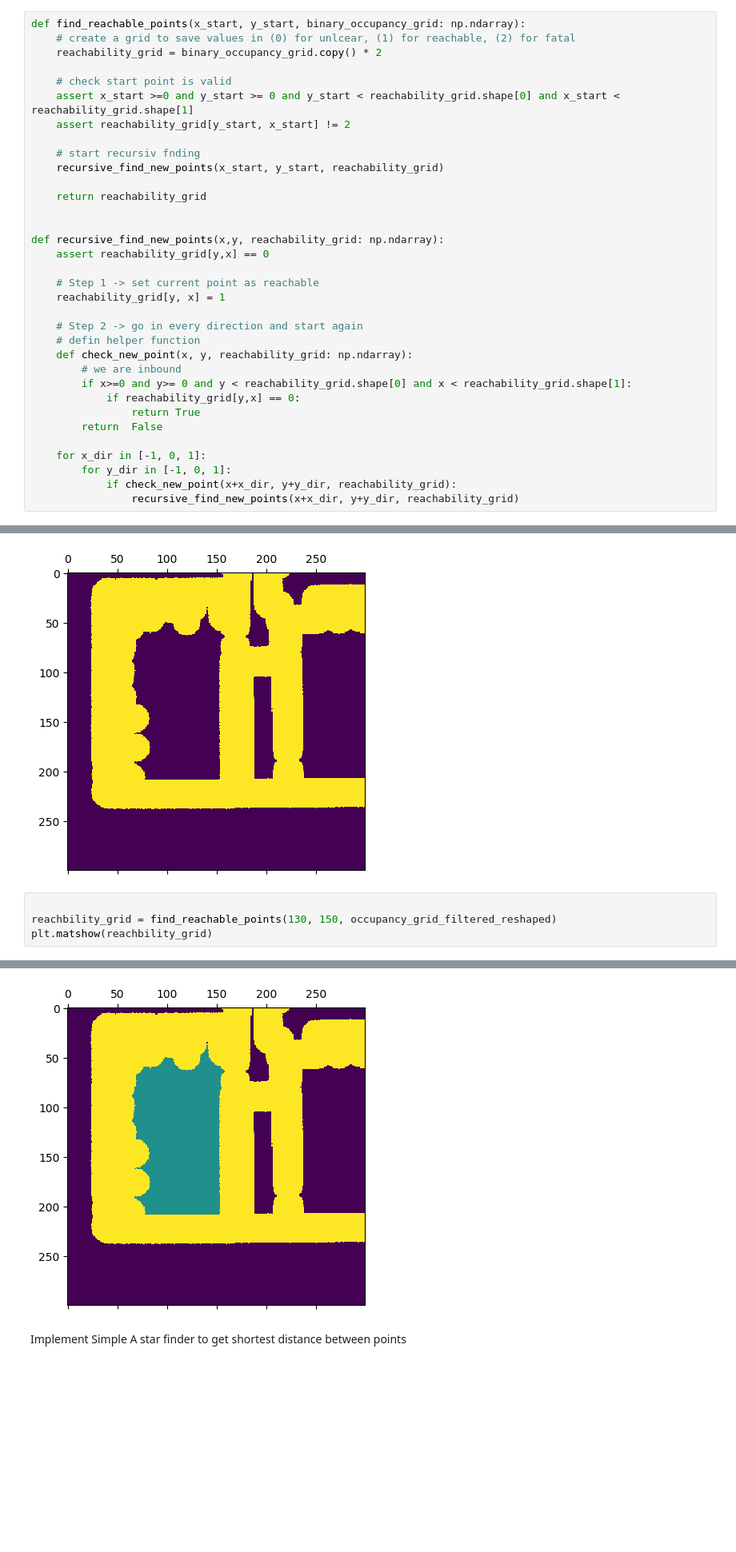
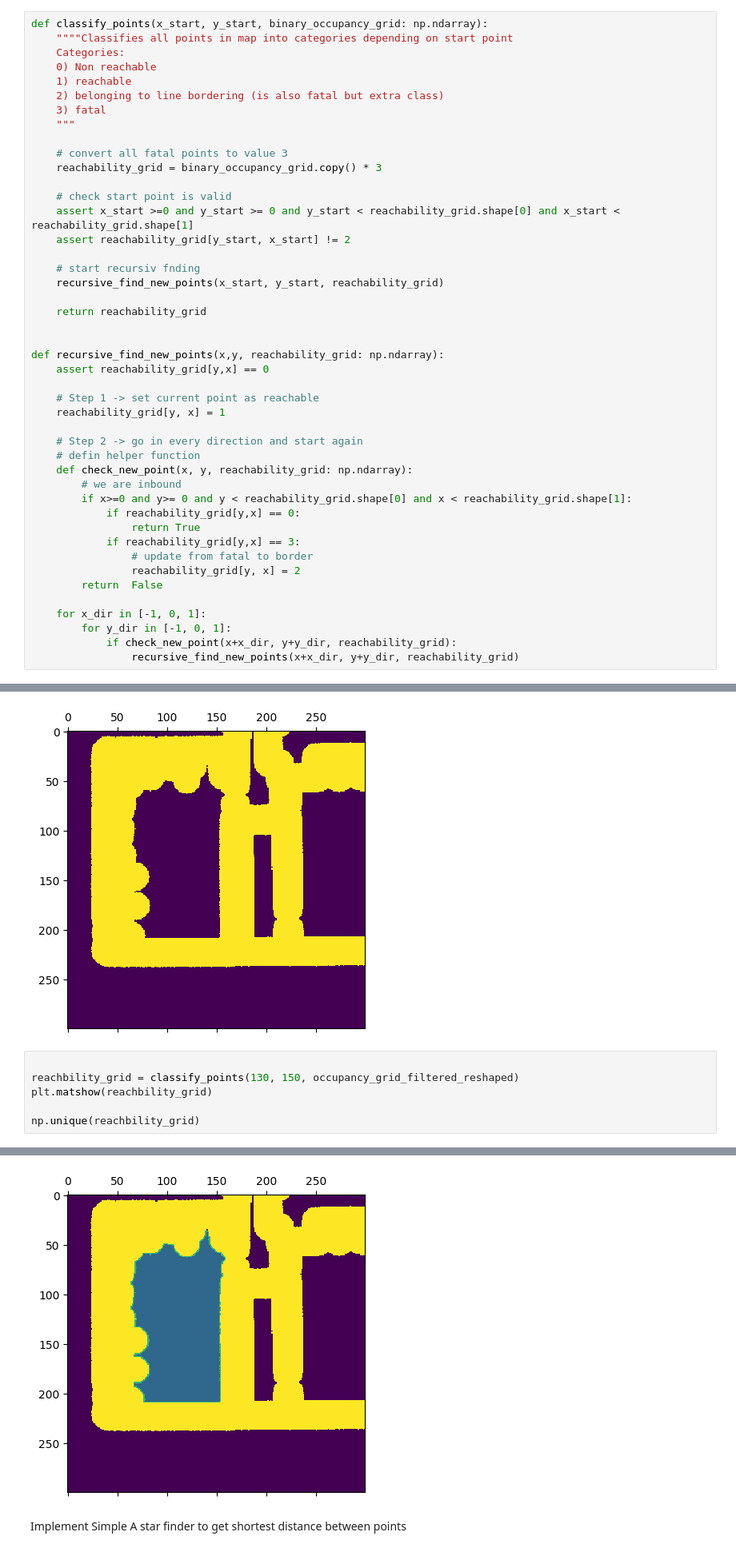
Before and after one commit to tim200002/TAS-Racer, a Jupyter notebook: scripts/generate_np_map.ipynb, the cells around one changed output, grey strips where cells are left out. Shown at 80% size. Cells and saved outputs as stored; diff of their text form; blank space fills up the shorter version.

Commit message:
find middle line of a given racetrack

```diff
--- a/scripts/generate_np_map.ipynb
+++ b/scripts/generate_np_map.ipynb
@@ -24,9 +24,17 @@ plt.matshow(occupancy_grid_filtered)
 <matplotlib.image.AxesImage at 0x...>
 [figure]
 # %%
-def find_reachable_points(x_start, y_start, binary_occupancy_grid: np.ndarray):
-    # create a grid to save values in (0) for unlcear, (1) for reachable, (2) for fatal
-    reachability_grid = binary_occupancy_grid.copy() * 2
+def classify_points(x_start, y_start, binary_occupancy_grid: np.ndarray):
+    """"Classifies all points in map into categories depending on start point
+    Categories:
+    0) Non reachable
+    1) reachable
+    2) belonging to line bordering (is also fatal but extra class)
+    3) fatal
+    """
+
+    # convert all fatal points to value 3
+    reachability_grid = binary_occupancy_grid.copy() * 3
 
     # check start point is valid
     assert x_start >=0 and y_start >= 0 and y_start < reachability_grid.shape[0] and x_start < reachability_grid.shape[1]
@@ -51,6 +59,9 @@ def recursive_find_new_points(x,y, reachability_grid: np.ndarray):
         if x>=0 and y>= 0 and y < reachability_grid.shape[0] and x < reachability_grid.shape[1]:
             if reachability_grid[y,x] == 0:
                 return True
+            if reachability_grid[y,x] == 3:
+                # update from fatal to border
+                reachability_grid[y, x] = 2
         return  False
 
     for x_dir in [-1, 0, 1]:
@@ -70,6 +81,8 @@ plt.matshow(occupancy_grid_filtered_reshaped)
 [figure]
 # %%
 
-reachbility_grid = find_reachable_points(130, 150, occupancy_grid_filtered_reshaped)
+reachbility_grid = classify_points(130, 150, occupancy_grid_filtered_reshaped)
 plt.matshow(reachbility_grid)
+
+np.unique(reachbility_grid)
 # %% [output]
@@ -77,4 +90,4 @@ plt.matshow(reachbility_grid)
-[figure, old version]
+[figure, new version]
 # %% [markdown]
 Implement Simple A star finder to get shortest distance between points
 # %%
```
Also changed, not shown: parts of 12 cells of this notebook, 2 other files.
